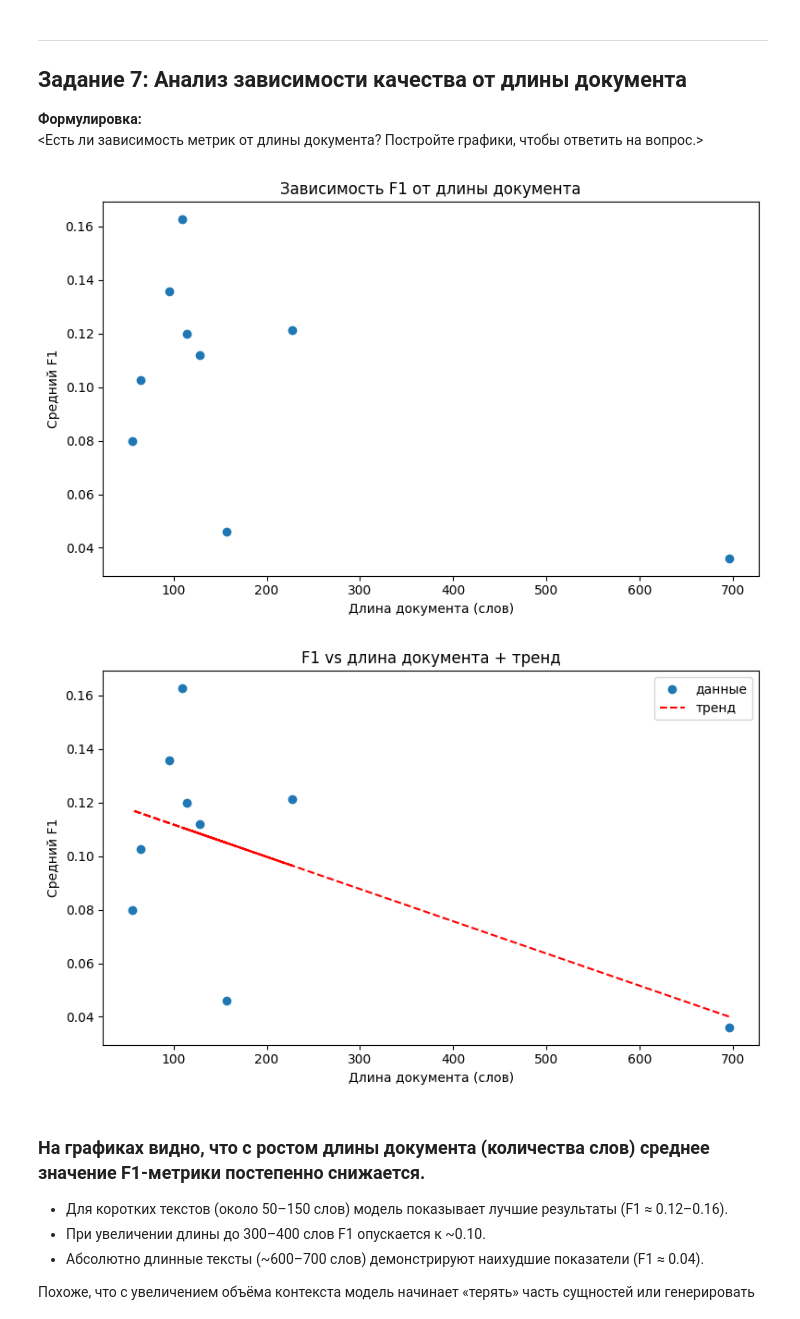
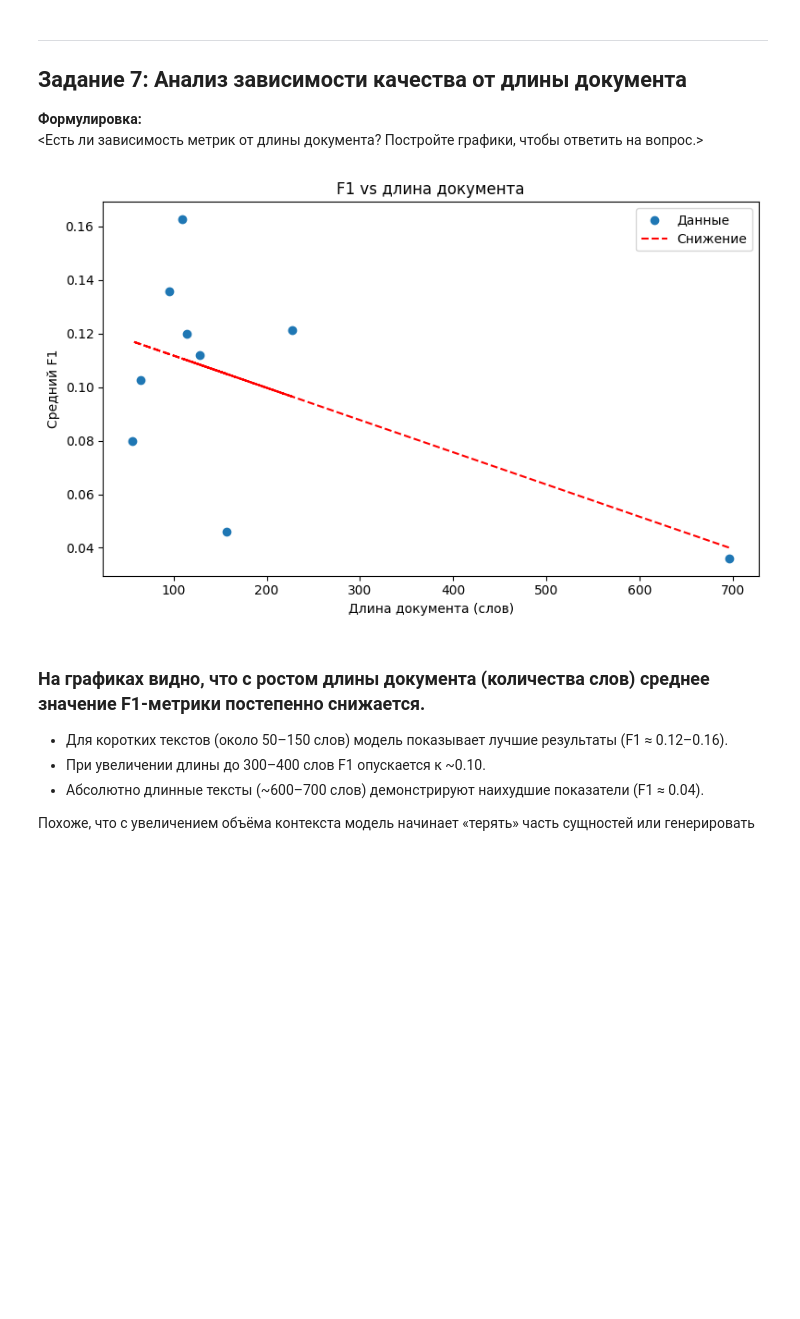
Before and after one commit to veressc/SBER, a Jupyter notebook: notebooks/solution.ipynb, the cells around one changed output. Saved outputs shown, nothing was run; the diff lists cells and outputs as text; code cells hidden in the pictures; blank space fills up the shorter version.

```diff
--- a/notebooks/solution.ipynb
+++ b/notebooks/solution.ipynb
@@ -707,14 +705,14 @@ Name: f1, dtype: float64
 from src.data_loader import load_texts, load_annotations
 import pandas as pd
 
-# 1) читаем разметку, тексты и предсказания
-df_ann  = load_annotations(ANN_DIR)     # document_id, entity, gold_answer
-df_txt  = load_texts  (TXT_DIR)         # document_id, document_text
+
+df_ann  = load_annotations(ANN_DIR)
+df_txt  = load_texts  (TXT_DIR)
 df_full = df_ann.merge(df_txt, on="document_id", how="left")
 
 df_pred = pd.read_csv("../data/predictions/predictions.csv", encoding="utf‑8‑sig")
 
-# 2) считаем F1 по каждой сущности
+
 df_tmp = (
     df_pred
       .rename(columns={"entity_type":"entity"})
@@ -725,49 +723,41 @@ df_tmp["predicted"]   = df_tmp["predicted"].fillna("")
 df_tmp["f1"]          = df_tmp.apply(
     lambda row: score_fn(row["gold_answer"], row["predicted"]),
     axis=1
 )
 
-# 3) среднее F1 по документам
+
 df_doc_f1 = df_tmp.groupby("document_id")["f1"].mean().reset_index(name="f1")
 
-# 4) длина документов
+
 df_len = (
     df_full[["document_id","document_text"]]
       .drop_duplicates("document_id")
       .assign(doc_len=lambda d: d["document_text"].str.split().str.len())
       [["document_id","doc_len"]]
 )
 
-# 5) объединяем длину и F1
+
 df_len_f1 = df_len.merge(df_doc_f1, on="document_id")
 
 import matplotlib.pyplot as plt
 import numpy as np
 
-plt.figure(figsize=(8,5))
-plt.scatter(df_len_f1["doc_len"], df_len_f1["f1"])
-plt.title("Зависимость F1 от длины документа")
-plt.xlabel("Длина документа (слов)")
-plt.ylabel("Средний F1")
-plt.tight_layout()
-plt.show()
 
-# (по желанию) линия тренда
+
 coef  = np.polyfit(df_len_f1["doc_len"], df_len_f1["f1"], deg=1)
 trend = np.poly1d(coef)
 
 plt.figure(figsize=(8,5))
-plt.scatter(df_len_f1["doc_len"], df_len_f1["f1"], label="данные")
-plt.plot(df_len_f1["doc_len"], trend(df_len_f1["doc_len"]), 'r--', label="тренд")
-plt.title("F1 vs длина документа + тренд")
+plt.scatter(df_len_f1["doc_len"], df_len_f1["f1"], label="Данные")
+plt.plot(df_len_f1["doc_len"], trend(df_len_f1["doc_len"]), 'r--', label="Снижение")
+plt.title("F1 vs длина документа")
 plt.xlabel("Длина документа (слов)")
 plt.ylabel("Средний F1")
 plt.legend()
 plt.tight_layout()
 plt.show()
 # %% [output]
-[figure, old version]
+[figure, new version]
-[figure, removed]
 # %% [markdown]
 
 
```
Also changed, not shown: parts of 7 cells of this notebook.
